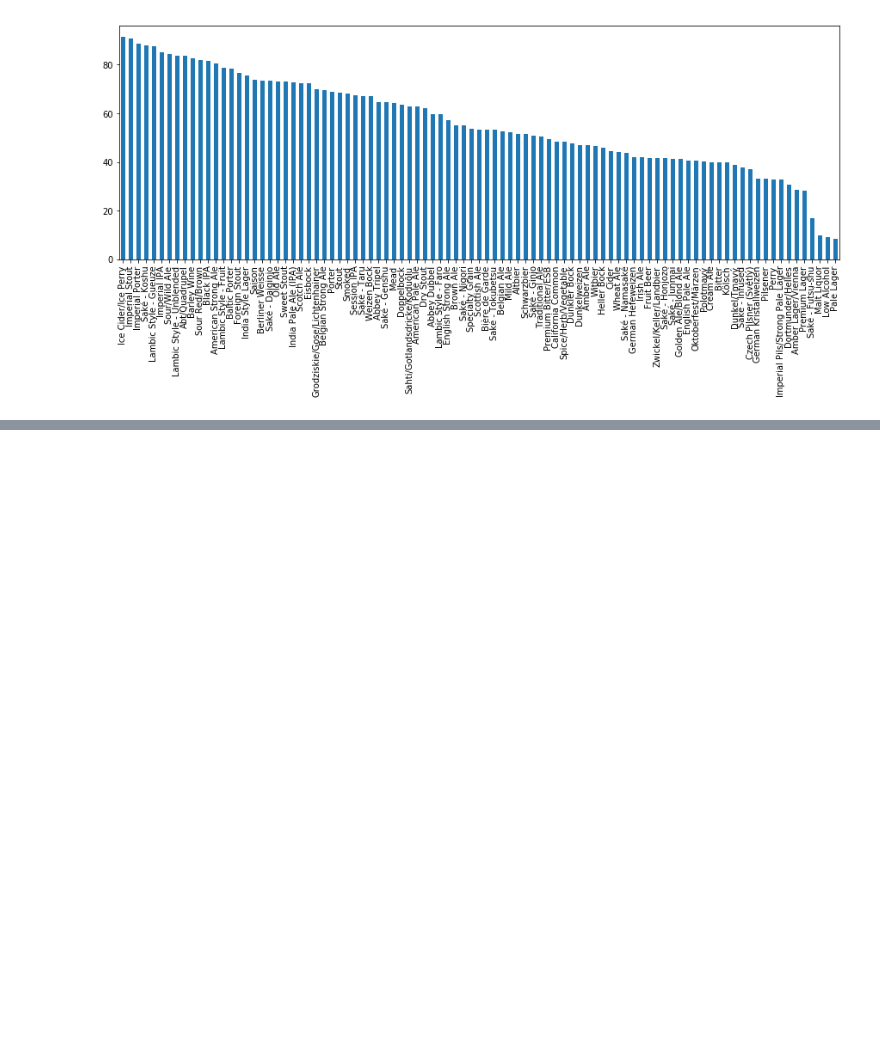
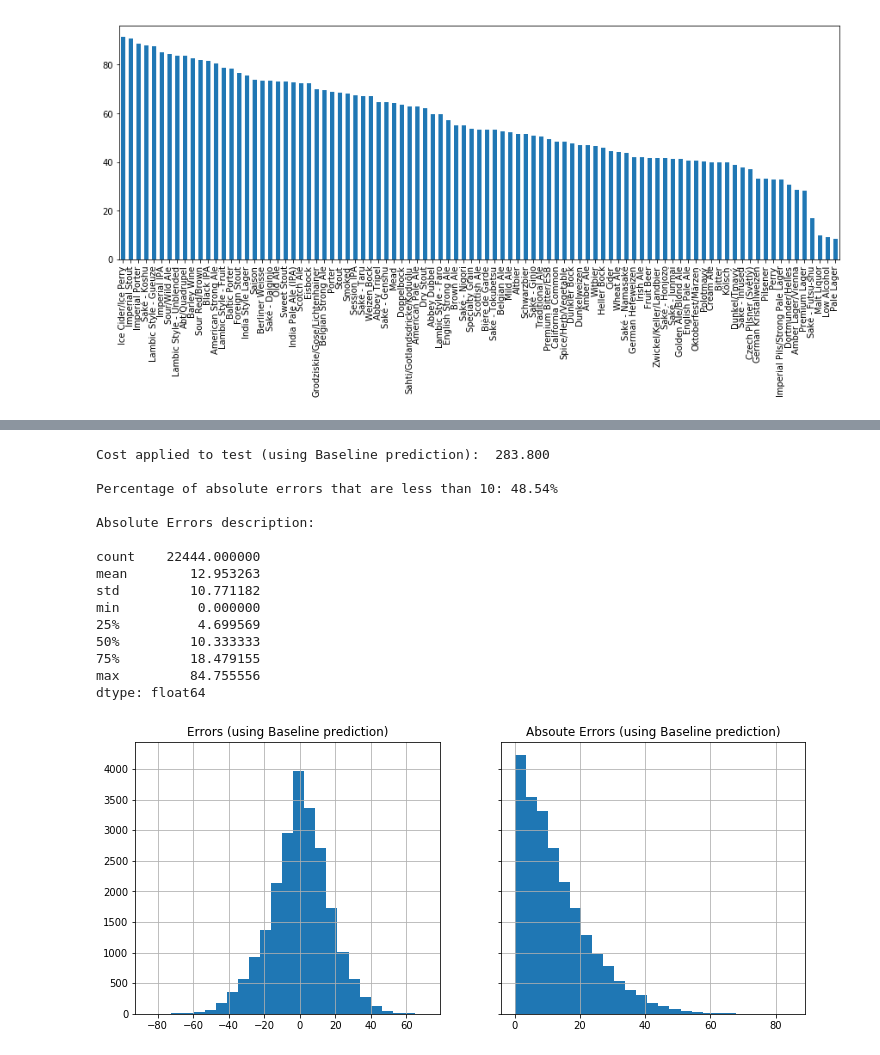
Before and after one commit to rarredon/Data-Science-Projects, a Jupyter notebook: Beers/beer_analysis.ipynb, the cells around one changed output, grey strips where cells are left out. Cells and saved outputs as stored; diff of their text form; code cells hidden in the pictures; blank space fills up the shorter version.

Commit message:
Updates to beer analysis notebook

```diff
--- a/Beers/beer_analysis.ipynb
+++ b/Beers/beer_analysis.ipynb
@@ -491,0 +501,22 @@ Let's see if we can do better with a simple decision tree model.
+# %%
+# Evaluation of baseline prediction using brewery avg
+# ------------------------------------------------------------------------------
+yhat = beer_test['breweryavg']
+evaluate(y_test, yhat, 'Baseline prediction')
+# %% [output]
+Cost applied to test (using Baseline prediction):  283.800
+
+Percentage of absolute errors that are less than 10: 48.54%
+
+Absolute Errors description:
+
+count    22444.000000
+mean        12.953263
+std         10.771182
+min          0.000000
+25%          4.699569
+50%         10.333333
+75%         18.479155
+max         84.755556
+dtype: float64
+[figure, added]
```
Also changed, not shown: parts of 27 cells of this notebook.
